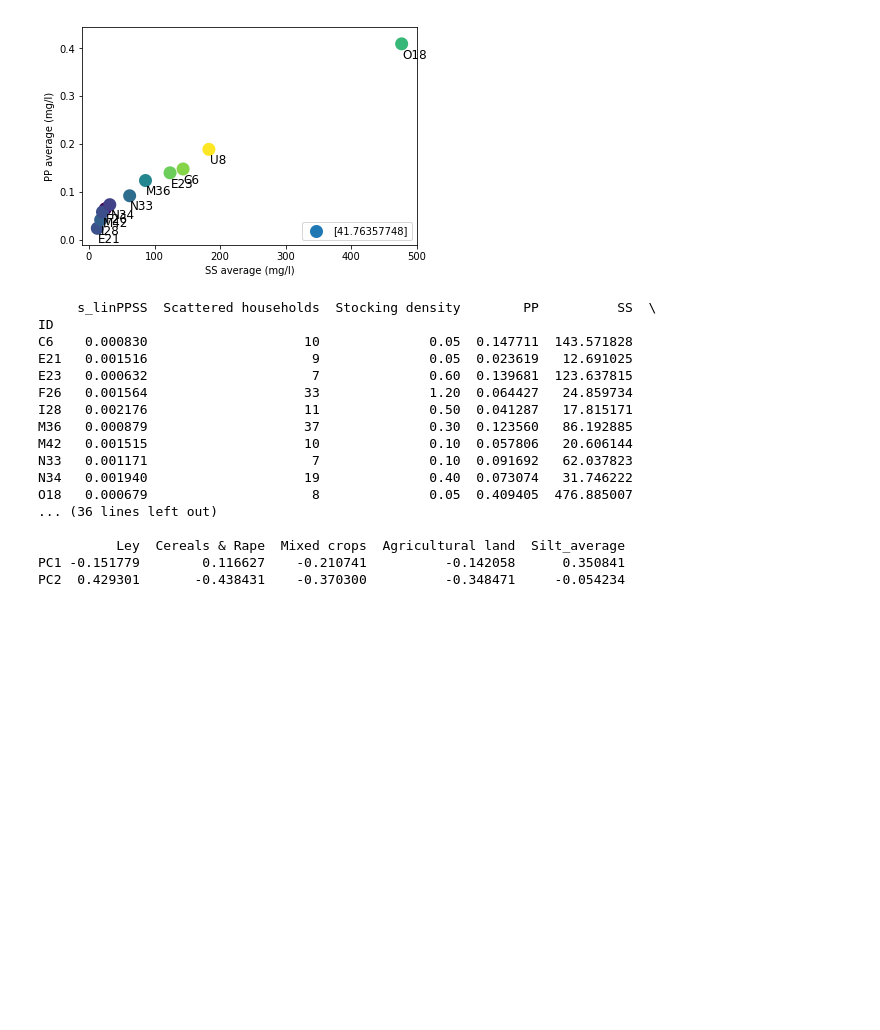
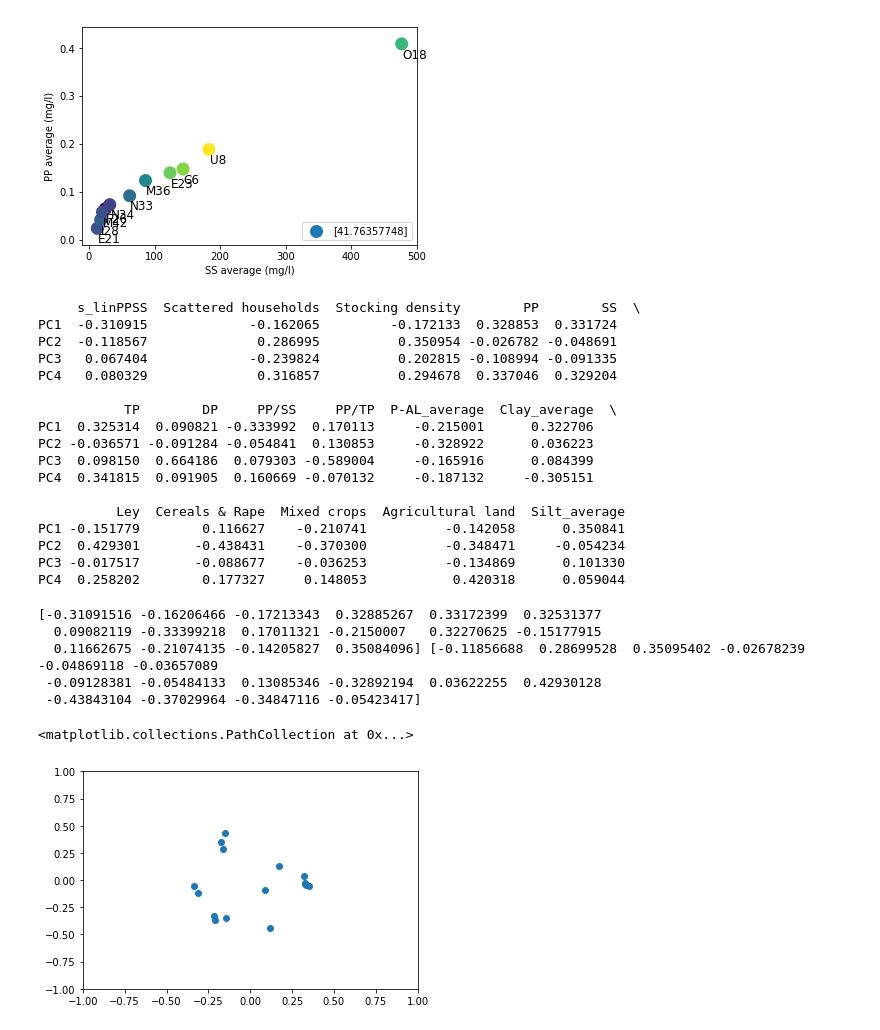
Before and after one commit to SaraSandstrom/pythoncourse, a Jupyter notebook: pcatest.ipynb, the cells around one changed output. Cells and saved outputs as stored; diff of their text form; code cells hidden in the pictures; blank space fills up the shorter version.

Commit message:
Done PCA analysis with one added score plot

```diff
--- a/pcatest.ipynb
+++ b/pcatest.ipynb
@@ -111,30 +111,49 @@ pcadata = pcadata[['s_linPPSS','Scattered households', 'Stocking density', 'PP',
              'Mixed crops', 'Agricultural land', 'Silt_average']]
 #print(pcadata)
 
-#normalize data
+#scale data
 pcadata_scaled = pd.DataFrame(preprocessing.scale(pcadata),columns = pcadata.columns)
 
 #set number of PCs with n_components
-pca = PCA(n_components=2)
-pca.fit_transform(pcadata_scaled)
+pca = PCA(n_components=4)
+
+#fit scaled data
+pca.fit(pcadata_scaled)
 
 #look at components relations with features:
-print(pd.DataFrame(pca.components_, columns=pcadata_scaled.columns, index=(['PC1', 'PC2'])))
+print(pd.DataFrame(pca.components_, columns=pcadata_scaled.columns, index=(['PC1', 'PC2', 'PC3', 'PC4'])))
 # %% [output]
-     s_linPPSS  Scattered households  Stocking density        PP          SS  \
-ID
-C6    0.000830                    10              0.05  0.147711  143.571828
-E21   0.001516                     9              0.05  0.023619   12.691025
-E23   0.000632                     7              0.60  0.139681  123.637815
-F26   0.001564                    33              1.20  0.064427   24.859734
-I28   0.002176                    11              0.50  0.041287   17.815171
-M36   0.000879                    37              0.30  0.123560   86.192885
-M42   0.001515                    10              0.10  0.057806   20.606144
-N33   0.001171                     7              0.10  0.091692   62.037823
-N34   0.001940                    19              0.40  0.073074   31.746222
-O18   0.000679                     8              0.05  0.409405  476.885007
-... (36 lines left out)
+     s_linPPSS  Scattered households  Stocking density        PP        SS  \
+PC1  -0.310915             -0.162065         -0.172133  0.328853  0.331724
+PC2  -0.118567              0.286995          0.350954 -0.026782 -0.048691
+PC3   0.067404             -0.239824          0.202815 -0.108994 -0.091335
+PC4   0.080329              0.316857          0.294678  0.337046  0.329204
+
+           TP        DP     PP/SS     PP/TP  P-AL_average  Clay_average  \
+PC1  0.325314  0.090821 -0.333992  0.170113     -0.215001      0.322706
+PC2 -0.036571 -0.091284 -0.054841  0.130853     -0.328922      0.036223
+PC3  0.098150  0.664186  0.079303 -0.589004     -0.165916      0.084399
+PC4  0.341815  0.091905  0.160669 -0.070132     -0.187132     -0.305151
 
           Ley  Cereals & Rape  Mixed crops  Agricultural land  Silt_average
 PC1 -0.151779        0.116627    -0.210741          -0.142058      0.350841
 PC2  0.429301       -0.438431    -0.370300          -0.348471     -0.054234
+PC3 -0.017517       -0.088677    -0.036253          -0.134869      0.101330
+PC4  0.258202        0.177327     0.148053           0.420318      0.059044
+# %%
+#plot the scores of the different variables in a scoreplot
+PC1 = pca.components_[0]
+PC2 = pca.components_[1]
+print(PC1, PC2)
+
+plt.xlim(-1,1)
+plt.ylim(-1, 1)
+plt.scatter(PC1, PC2, )
+# %% [output]
+[-0.31091516 -0.16206466 -0.17213343  0.32885267  0.33172399  0.32531377
+  0.09082119 -0.33399218  0.17011321 -0.2150007   0.32270625 -0.15177915
+  0.11662675 -0.21074135 -0.14205827  0.35084096] [-0.11856688  0.28699528  0.35095402 -0.02678239 -0.04869118 -0.03657089
+ -0.09128381 -0.05484133  0.13085346 -0.32892194  0.03622255  0.42930128
+ -0.43843104 -0.37029964 -0.34847116 -0.05423417]
+<matplotlib.collections.PathCollection at 0x...>
+[figure, added]
```
